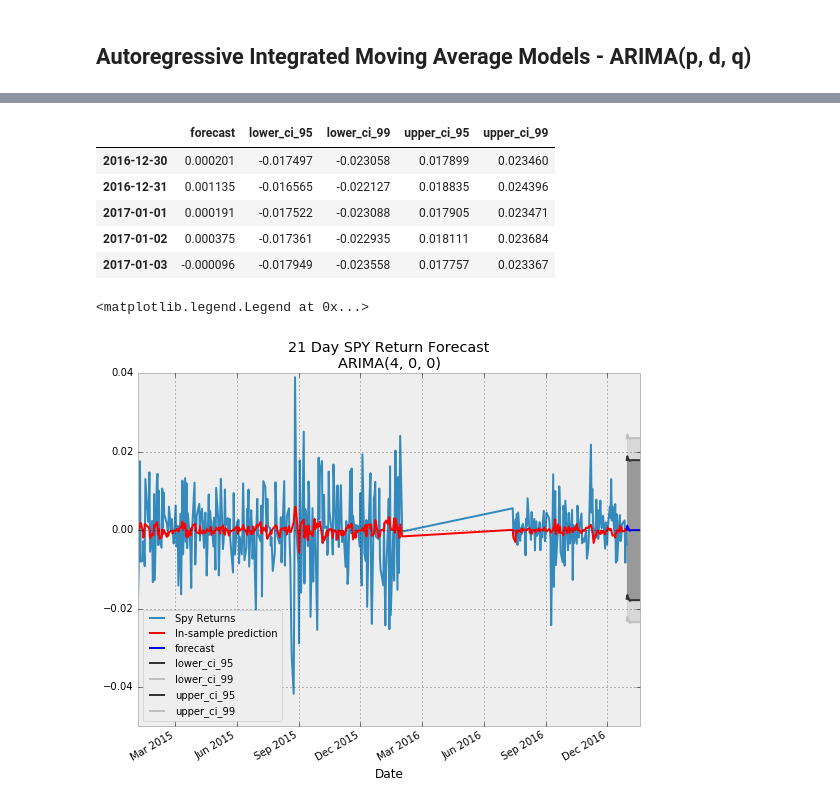
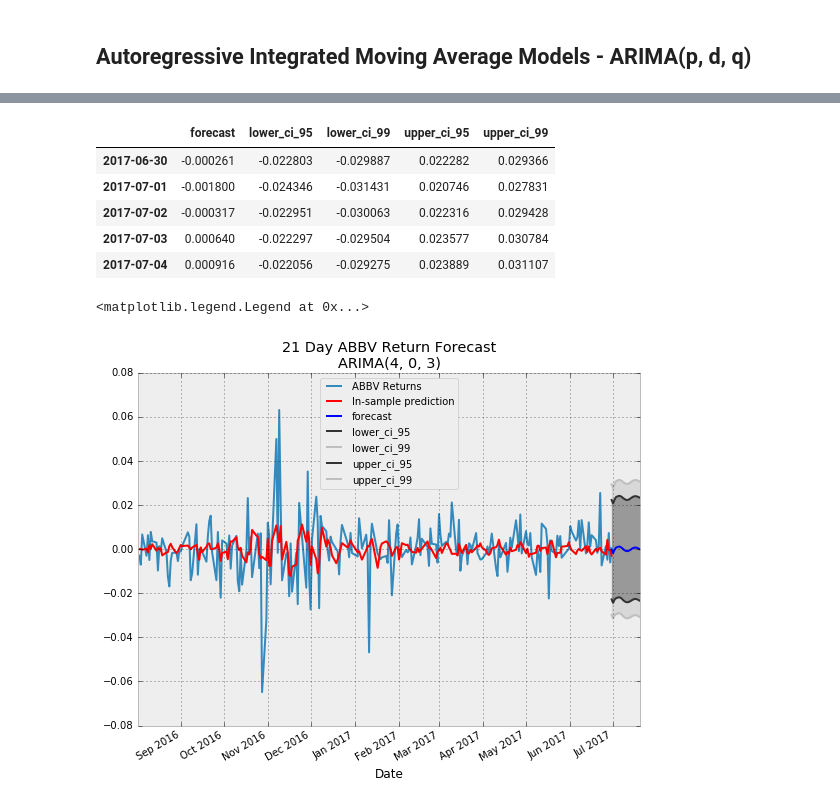
Before and after one commit to hisarack/hello-tsa, a Jupyter notebook: hello_statsmodel.ipynb, the cells around one changed output, grey strips where cells are left out. Drawn from its saved outputs; the diff is of its cells as text; code cells hidden in the pictures.

Commit message:
update abbv sample

```diff
--- a/hello_statsmodel.ipynb
+++ b/hello_statsmodel.ipynb
@@ -14,9 +14,9 @@ import matplotlib as mpl
 
 np.random.seed(1)
 
-get_px = lambda x: web.DataReader(x, 'google', start='2015-01-01', end='2017-01-01')['Close']
+get_px = lambda x: web.DataReader(x, 'google', start='2016-08-01', end='2017-07-01')['Close']
 
-symbols = ['SPY','TLT','MSFT']
+symbols = ['SPY','TLT','MSFT', 'ABBV']
 data = pd.DataFrame({sym:get_px(sym) for sym in symbols})
 lrets = np.log(data/data.shift(1)).dropna()
 # %%
@@ -283,7 +282,7 @@ best_mdl = None
 for i in xrange(5):
     for j in xrange(5):
         try:
-            tmp_mdl = smt.ARMA(lrets['SPY'], order=(i, j)).fit(method='mle', trend='nc')
+            tmp_mdl = smt.ARMA(lrets['ABBV'], order=(i, j)).fit(method='mle', trend='nc')
             tmp_aic = tmp_mdl.aic
             if tmp_aic < best_aic:
                 best_aic = tmp_aic
@@ -321,7 +320,7 @@ for i in xrange(5):
     for d in xrange(2):
         for j in xrange(5):
             try:
-                tmp_mdl = smt.ARIMA(lrets.SPY, order=(i,d,j)).fit(method='mle', trend='nc')
+                tmp_mdl = smt.ARIMA(lrets.ABBV, order=(i,d,j)).fit(method='mle', trend='nc')
                 tmp_aic = tmp_mdl.aic
                 if tmp_aic < best_aic:
                     best_aic = tmp_aic
@@ -364,28 +363,28 @@ fc_all = fc_95.combine_first(fc_99)
 fc_all.head()
 # %% [output]
 |  | forecast | lower_ci_95 | lower_ci_99 | upper_ci_95 | upper_ci_99 |
-| 2016-12-30 | 0.000201 | -0.017497 | -0.023058 | 0.017899 | 0.023460 |
-| 2016-12-31 | 0.001135 | -0.016565 | -0.022127 | 0.018835 | 0.024396 |
-| 2017-01-01 | 0.000191 | -0.017522 | -0.023088 | 0.017905 | 0.023471 |
-| 2017-01-02 | 0.000375 | -0.017361 | -0.022935 | 0.018111 | 0.023684 |
-| 2017-01-03 | -0.000096 | -0.017949 | -0.023558 | 0.017757 | 0.023367 |
+| 2017-06-30 | -0.000261 | -0.022803 | -0.029887 | 0.022282 | 0.029366 |
+| 2017-07-01 | -0.001800 | -0.024346 | -0.031431 | 0.020746 | 0.027831 |
+| 2017-07-02 | -0.000317 | -0.022951 | -0.030063 | 0.022316 | 0.029428 |
+| 2017-07-03 | 0.000640 | -0.022297 | -0.029504 | 0.023577 | 0.030784 |
+| 2017-07-04 | 0.000916 | -0.022056 | -0.029275 | 0.023889 | 0.031107 |
 # %%
 plt.style.use('bmh')
 fig = plt.figure(figsize=(9,7))
 ax = plt.gca()
 
-ts = lrets.SPY.iloc[-500:].copy()
-ts.plot(ax=ax, label='Spy Returns')
+ts = lrets.ABBV.copy()
+ts.plot(ax=ax, label='ABBV Returns')
 # in sample prediction
 pred = best_mdl.predict(ts.index[0], ts.index[-1])
 pred.plot(ax=ax, style='r-', label='In-sample prediction')
 
 styles = ['b-', '0.2', '0.75', '0.2', '0.75']
 fc_all.plot(ax=ax, style=styles)
 plt.fill_between(fc_all.index, fc_all.lower_ci_95, fc_all.upper_ci_95, color='gray', alpha=0.7)
 plt.fill_between(fc_all.index, fc_all.lower_ci_99, fc_all.upper_ci_99, color='gray', alpha=0.2)
-plt.title('{} Day SPY Return Forecast\nARIMA{}'.format(n_steps, best_order))
+plt.title('{} Day ABBV Return Forecast\nARIMA{}'.format(n_steps, best_order))
 plt.legend(loc='best', fontsize=10)
 # %% [output]
 <matplotlib.legend.Legend at 0x...>
-[figure, old version]
+[figure, new version]
```
Also changed, not shown: parts of 9 cells of this notebook, 1 other file.
